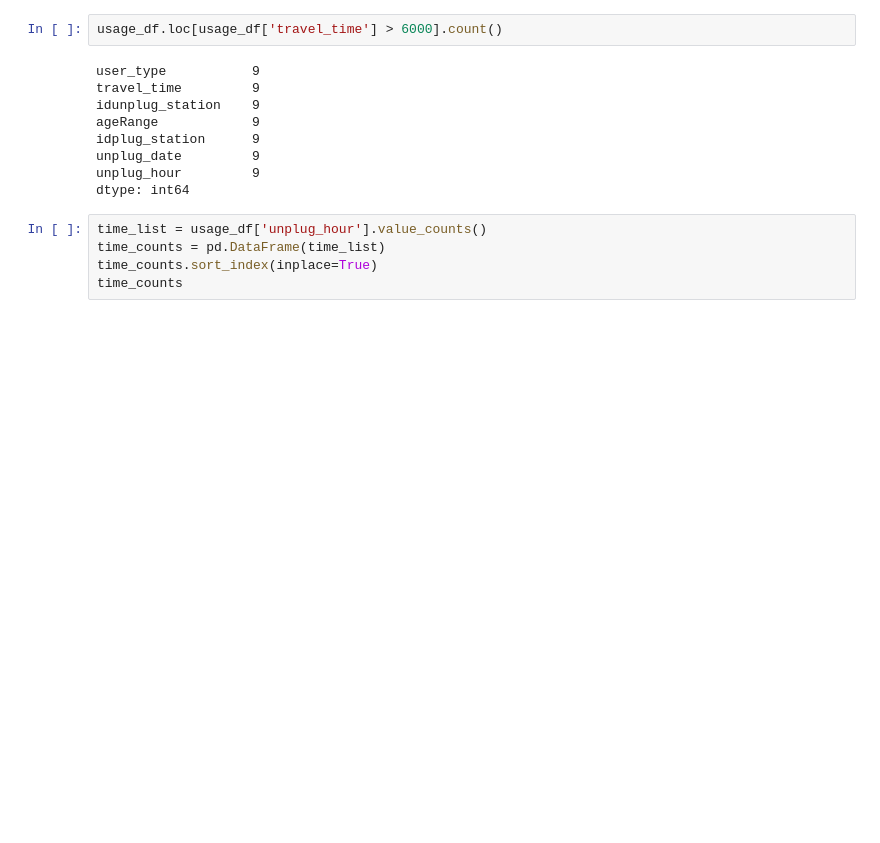
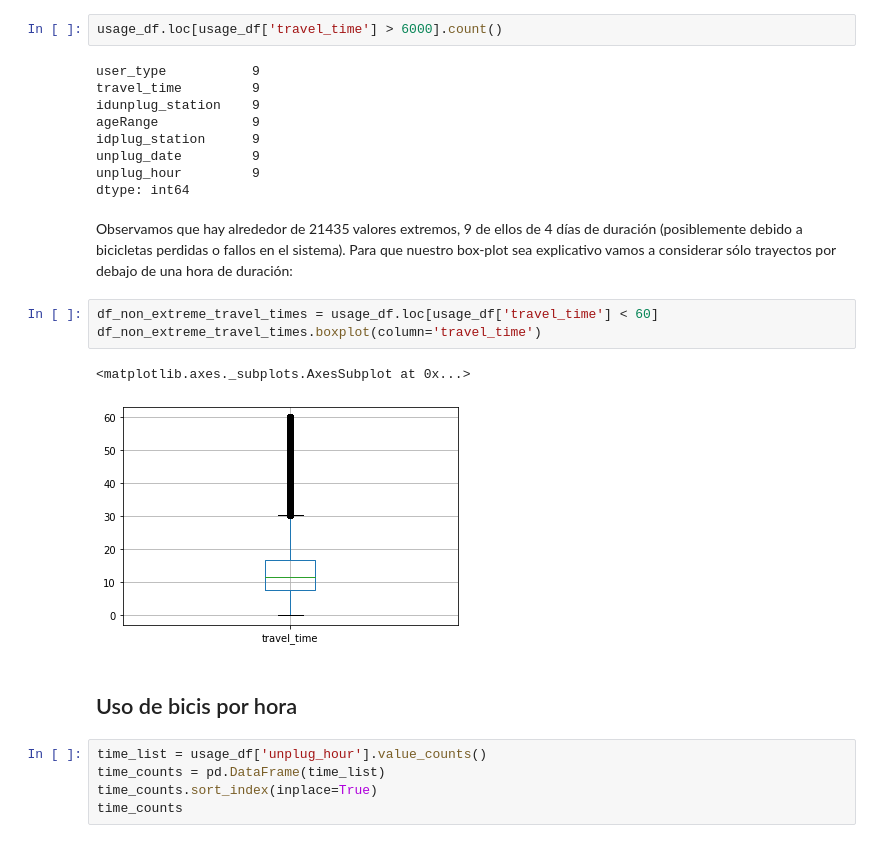
Before and after one commit to ravyoli314/EMT-project, a Jupyter notebook: analisis_uso.ipynb, the cells around one changed output. Cells and saved outputs as stored; diff of their text form; blank space fills up the shorter version.

```diff
--- a/analisis_uso.ipynb
+++ b/analisis_uso.ipynb
@@ -123,6 +161,16 @@ idplug_station      9
 unplug_date         9
 unplug_hour         9
 dtype: int64
+# %% [markdown]
+Observamos que hay alrededor de 21435 valores extremos, 9 de ellos de 4 días de duración (posiblemente debido a bicicletas perdidas o fallos en el sistema). Para que nuestro box-plot sea explicativo vamos a considerar sólo trayectos por debajo de una hora de duración:
+# %%
+df_non_extreme_travel_times = usage_df.loc[usage_df['travel_time'] < 60]
+df_non_extreme_travel_times.boxplot(column='travel_time')
+# %% [output]
+<matplotlib.axes._subplots.AxesSubplot at 0x...>
+[figure, added]
+# %% [markdown]
+## Uso de bicis por hora
 # %%
 time_list = usage_df['unplug_hour'].value_counts()
 time_counts = pd.DataFrame(time_list)
```
Also changed, not shown: parts of 18 cells of this notebook.
